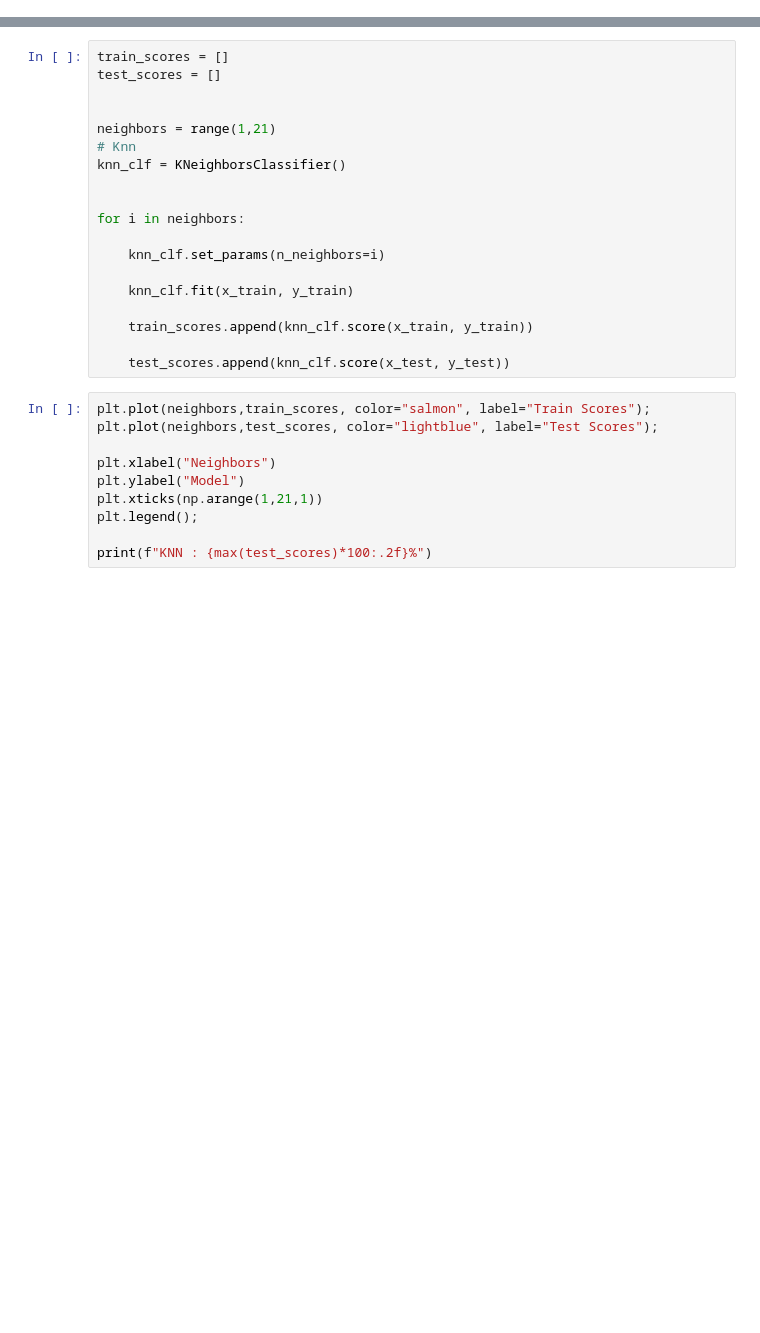
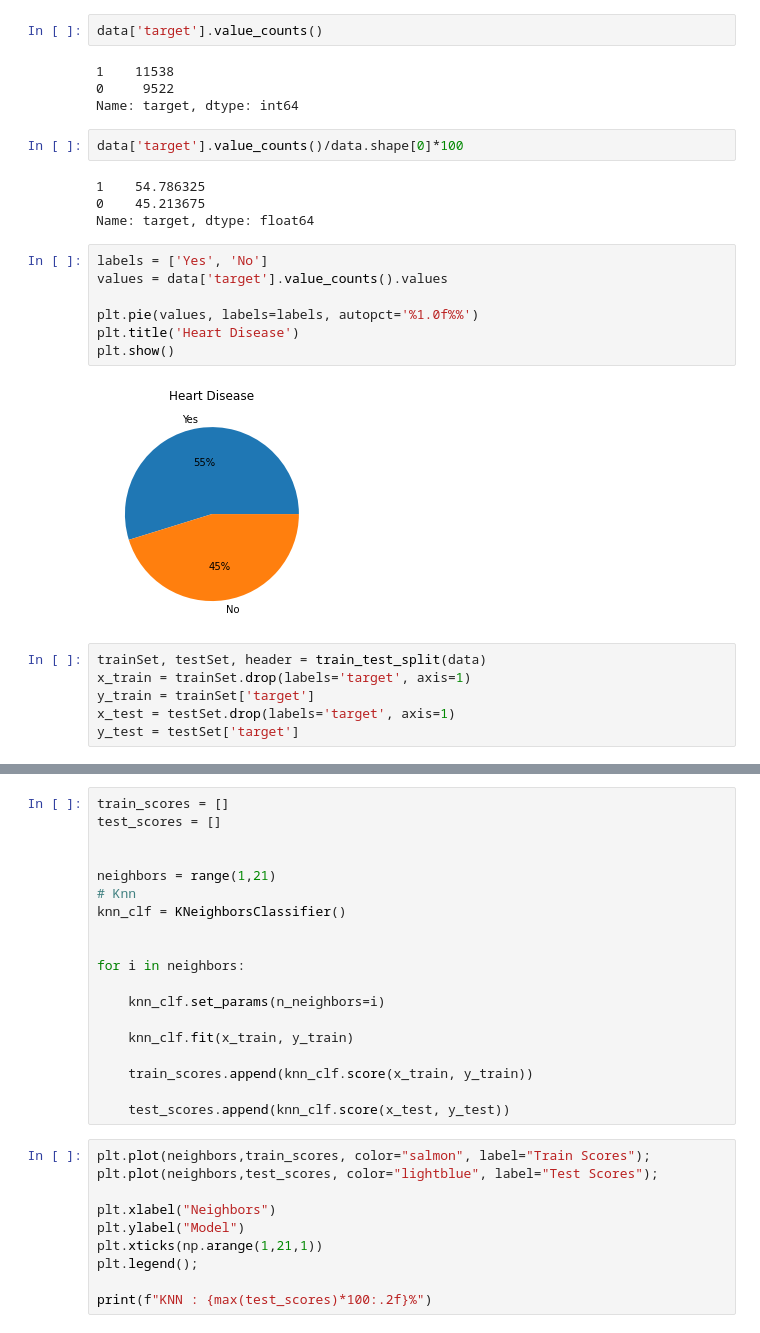
Before and after one commit to Hatrung1011/BTL_IoT, a Jupyter notebook: k-nearset.ipynb, the cells around one changed output, grey strips where cells are left out. Drawn from its saved outputs; the diff is of its cells as text; blank space fills up the shorter version.

```diff
--- a/k-nearset.ipynb
+++ b/k-nearset.ipynb
@@ -220 +140,28 @@ cardio         0
 dtype: int64
+# %%
+data['target'].value_counts()
+# %% [output]
+1    11538
+0     9522
+Name: target, dtype: int64
+# %%
+data['target'].value_counts()/data.shape[0]*100
+# %% [output]
+1    54.786325
+0    45.213675
+Name: target, dtype: float64
+# %%
+labels = ['Yes', 'No']
+values = data['target'].value_counts().values
+
+plt.pie(values, labels=labels, autopct='%1.0f%%')
+plt.title('Heart Disease')
+plt.show()
+# %% [output]
+[figure, added]
+# %%
+trainSet, testSet, header = train_test_split(data)
+x_train = trainSet.drop(labels='target', axis=1)
+y_train = trainSet['target']
+x_test = testSet.drop(labels='target', axis=1)
+y_test = testSet['target']
```
Also changed, not shown: parts of 66 cells of this notebook, 3 other files.
